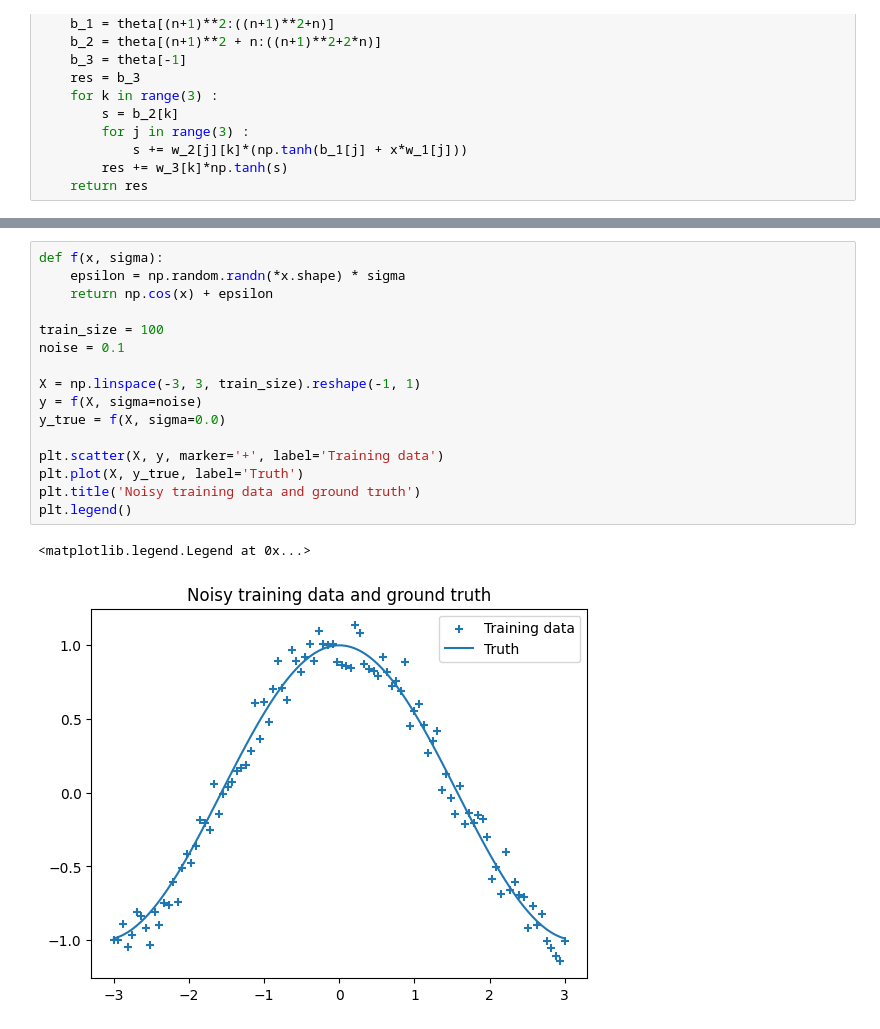
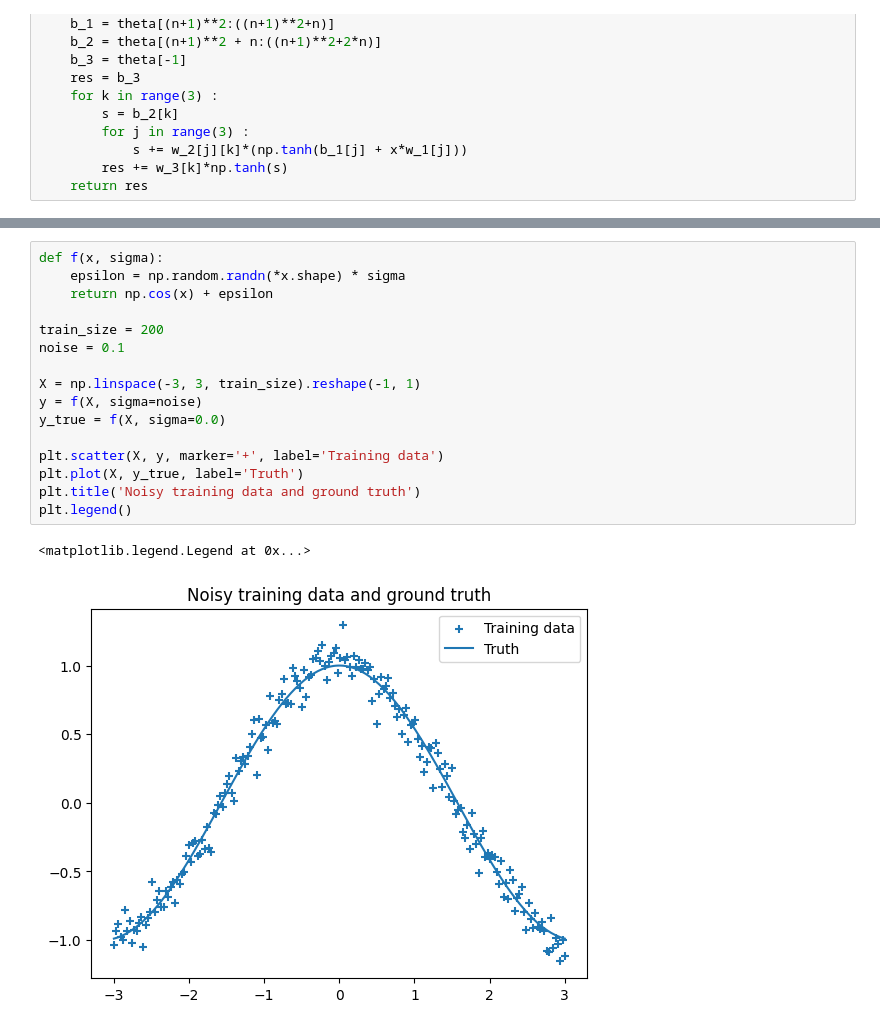
Before and after one commit to Davidson-Lova/PFE_BNN_ABS_SS, a Jupyter notebook: my_bnn_sin.ipynb, the cells around one changed output, grey strips where cells are left out. Drawn from its saved outputs; the diff is of its cells as text.

```diff
--- a/my_bnn_sin.ipynb
+++ b/my_bnn_sin.ipynb
@@ -116,22 +140,22 @@ plt.legend()
 # %%
 def f(x, sigma):
     epsilon = np.random.randn(*x.shape) * sigma
     return np.cos(x) + epsilon
 
-train_size = 100
+train_size = 200
 noise = 0.1
 
 X = np.linspace(-3, 3, train_size).reshape(-1, 1)
 y = f(X, sigma=noise)
 y_true = f(X, sigma=0.0)
 
 plt.scatter(X, y, marker='+', label='Training data')
 plt.plot(X, y_true, label='Truth')
 plt.title('Noisy training data and ground truth')
 plt.legend()
 # %% [output]
 <matplotlib.legend.Legend at 0x...>
-[figure, old version]
+[figure, new version]
 # %%
 N = 20000
 l = 8
```
Also changed, not shown: parts of 11 cells of this notebook.
